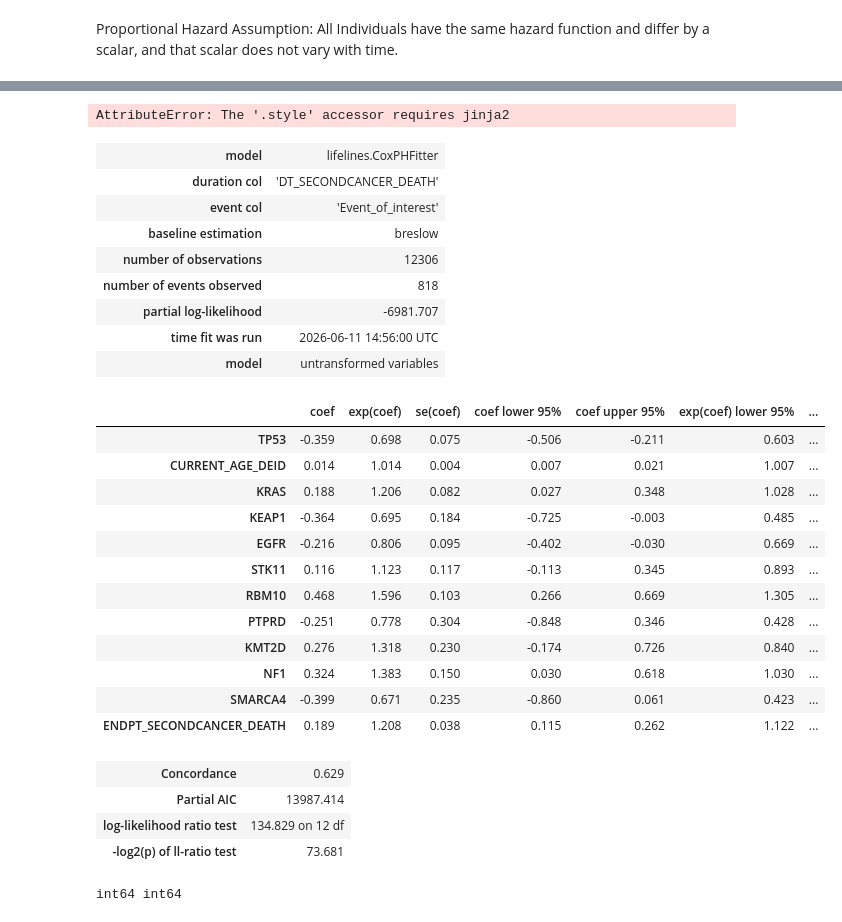
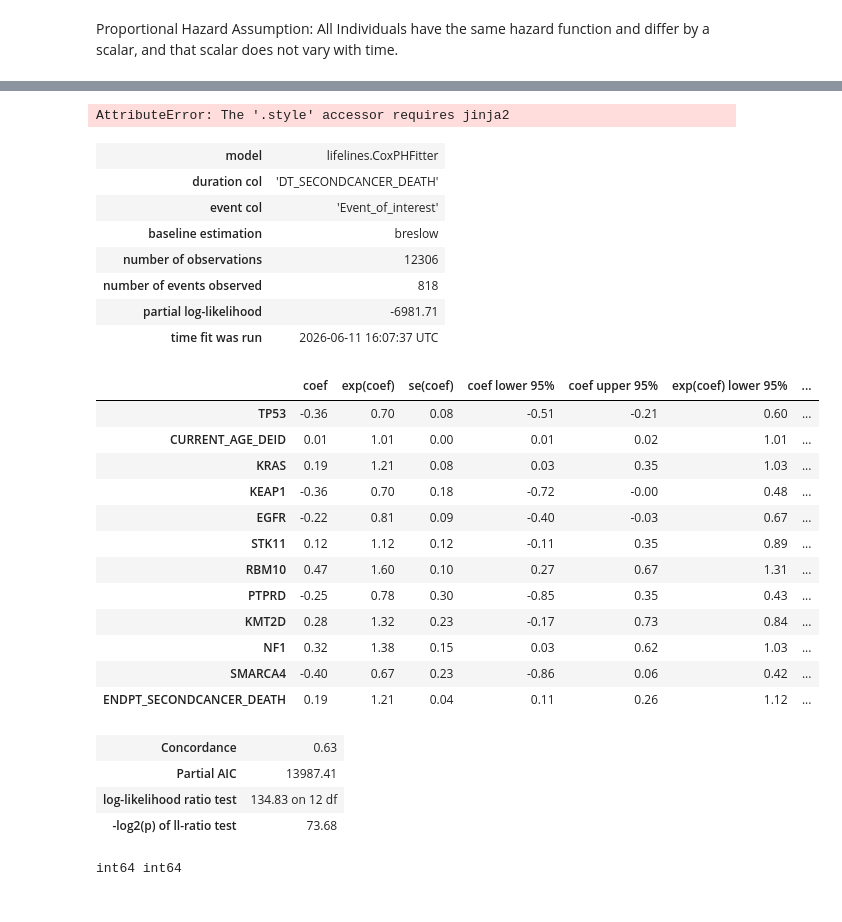
Before and after one commit to Roseille/SurvivalAnalyses, a Jupyter notebook: sample.ipynb, the cells around one changed output, grey strips where cells are left out. Saved outputs shown, nothing was run; the diff lists cells and outputs as text; code cells hidden in the pictures.

```diff
--- a/sample.ipynb
+++ b/sample.ipynb
@@ -56,33 +66,33 @@ Proportional Hazard Assumption: All Individuals have the same hazard function an
 # %%
-cph.print_summary(model = 'untransformed variables', decimals = 3)
+#cph.print_summary(model = 'untransformed variables', decimals = 3)
+cph.print_summary()
 # %% [output]
 AttributeError: The '.style' accessor requires jinja2
 | model | lifelines.CoxPHFitter |
 | duration col | 'DT_SECONDCANCER_DEATH' |
 | event col | 'Event_of_interest' |
 | baseline estimation | breslow |
 | number of observations | 12306 |
 | number of events observed | 818 |
-| partial log-likelihood | -6981.707 |
-| time fit was run | 2026-06-11 14:56:00 UTC |
-| model | untransformed variables |
+| partial log-likelihood | -6981.71 |
+| time fit was run | 2026-06-11 16:07:37 UTC |
 |  | coef | exp(coef) | se(coef) | coef lower 95% | coef upper 95% | exp(coef) lower 95% | ... |
-| TP53 | -0.359 | 0.698 | 0.075 | -0.506 | -0.211 | 0.603 | ... |
-| CURRENT_AGE_DEID | 0.014 | 1.014 | 0.004 | 0.007 | 0.021 | 1.007 | ... |
-| KRAS | 0.188 | 1.206 | 0.082 | 0.027 | 0.348 | 1.028 | ... |
-| KEAP1 | -0.364 | 0.695 | 0.184 | -0.725 | -0.003 | 0.485 | ... |
-| EGFR | -0.216 | 0.806 | 0.095 | -0.402 | -0.030 | 0.669 | ... |
-| STK11 | 0.116 | 1.123 | 0.117 | -0.113 | 0.345 | 0.893 | ... |
-| RBM10 | 0.468 | 1.596 | 0.103 | 0.266 | 0.669 | 1.305 | ... |
-| PTPRD | -0.251 | 0.778 | 0.304 | -0.848 | 0.346 | 0.428 | ... |
-| KMT2D | 0.276 | 1.318 | 0.230 | -0.174 | 0.726 | 0.840 | ... |
-| NF1 | 0.324 | 1.383 | 0.150 | 0.030 | 0.618 | 1.030 | ... |
-| SMARCA4 | -0.399 | 0.671 | 0.235 | -0.860 | 0.061 | 0.423 | ... |
-| ENDPT_SECONDCANCER_DEATH | 0.189 | 1.208 | 0.038 | 0.115 | 0.262 | 1.122 | ... |
+| TP53 | -0.36 | 0.70 | 0.08 | -0.51 | -0.21 | 0.60 | ... |
+| CURRENT_AGE_DEID | 0.01 | 1.01 | 0.00 | 0.01 | 0.02 | 1.01 | ... |
+| KRAS | 0.19 | 1.21 | 0.08 | 0.03 | 0.35 | 1.03 | ... |
+| KEAP1 | -0.36 | 0.70 | 0.18 | -0.72 | -0.00 | 0.48 | ... |
+| EGFR | -0.22 | 0.81 | 0.09 | -0.40 | -0.03 | 0.67 | ... |
+| STK11 | 0.12 | 1.12 | 0.12 | -0.11 | 0.35 | 0.89 | ... |
+| RBM10 | 0.47 | 1.60 | 0.10 | 0.27 | 0.67 | 1.31 | ... |
+| PTPRD | -0.25 | 0.78 | 0.30 | -0.85 | 0.35 | 0.43 | ... |
+| KMT2D | 0.28 | 1.32 | 0.23 | -0.17 | 0.73 | 0.84 | ... |
+| NF1 | 0.32 | 1.38 | 0.15 | 0.03 | 0.62 | 1.03 | ... |
+| SMARCA4 | -0.40 | 0.67 | 0.23 | -0.86 | 0.06 | 0.42 | ... |
+| ENDPT_SECONDCANCER_DEATH | 0.19 | 1.21 | 0.04 | 0.11 | 0.26 | 1.12 | ... |
-| Concordance | 0.629 |
-| Partial AIC | 13987.414 |
-| log-likelihood ratio test | 134.829 on 12 df |
-| -log2(p) of ll-ratio test | 73.681 |
+| Concordance | 0.63 |
+| Partial AIC | 13987.41 |
+| log-likelihood ratio test | 134.83 on 12 df |
+| -log2(p) of ll-ratio test | 73.68 |
 # %%
 #[i for i in sorted_df['CURRENT_AGE_DEID'].values]
 # %%
```
Also changed, not shown: parts of 3 cells of this notebook.
